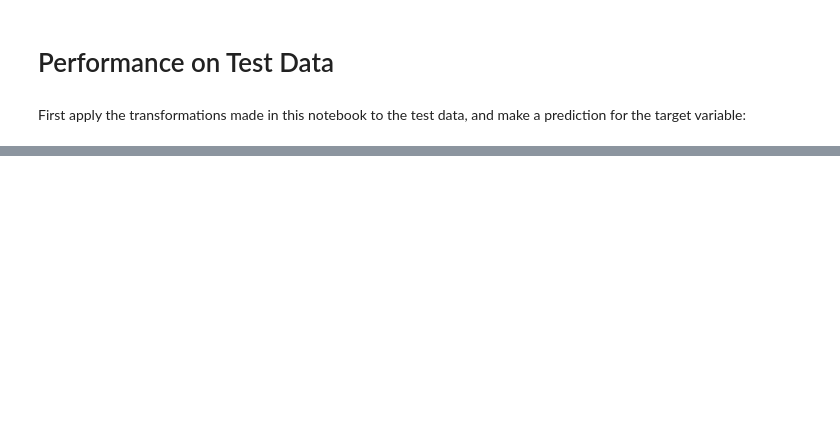
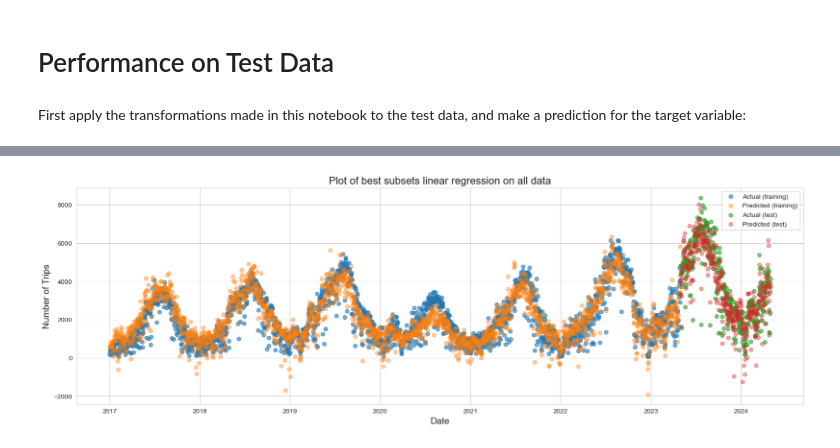
Before and after one commit to hodagben/bike-share-project, a Jupyter notebook: models/regressions.ipynb, the cells around one changed output, grey strips where cells are left out. Saved outputs shown, nothing was run; the diff lists cells and outputs as text; code cells hidden in the pictures; blank space fills up the shorter version.

```diff
--- a/models/regressions.ipynb
+++ b/models/regressions.ipynb
@@ -344,0 +336,34 @@ We have quite a large difference between our training and test RMSEs. This norma
+# %%
+pred_num_trips_train = preds_bestsubset * bikeshare['trend_val']
+pred_num_trips_test = test_preds * bikeshare_test['trend_val']
+
+plt.figure(figsize=(20,6))
+
+plt.scatter(bikeshare.index,
+           bikeshare.num_trips,
+           alpha=0.6,
+           label='Actual (training)')
+
+plt.scatter(bikeshare.index.values,
+           pred_num_trips_train,
+           alpha=0.4,
+           label='Predicted (training)')
+
+plt.scatter(bikeshare_test.index,
+           bikeshare_test.num_trips,
+           alpha=0.6,
+           label='Actual (test)')
+
+plt.scatter(bikeshare_test.index.values,
+           pred_num_trips_test,
+           alpha=0.4,
+           label='Predicted (test)')
+
+plt.xlabel('Date',fontsize=14)
+plt.ylabel('Number of Trips',fontsize=14)
+plt.title('Plot of best subsets linear regression on all data',fontsize=16)
+plt.legend()
+
+plt.show()
+# %% [output]
+[figure, added]
```
Also changed, not shown: parts of 18 cells of this notebook, 8 other files.
